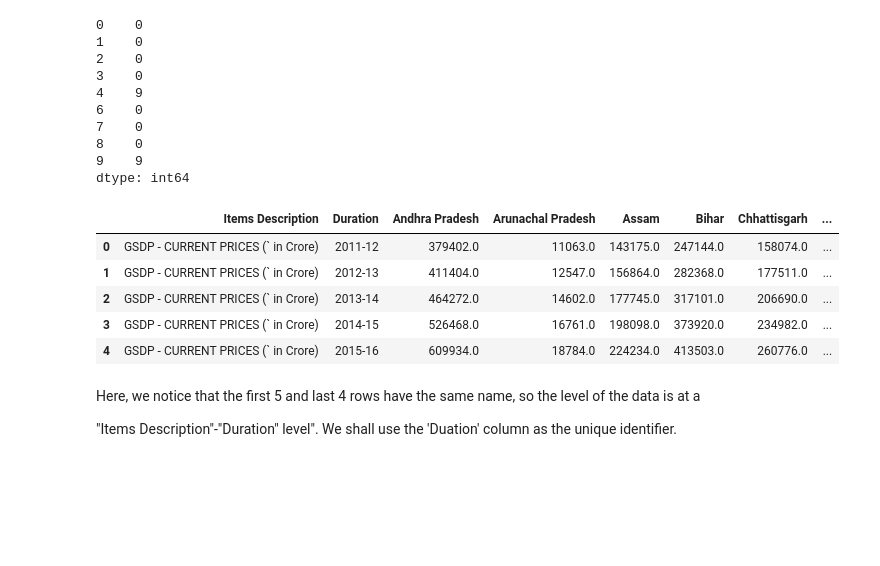
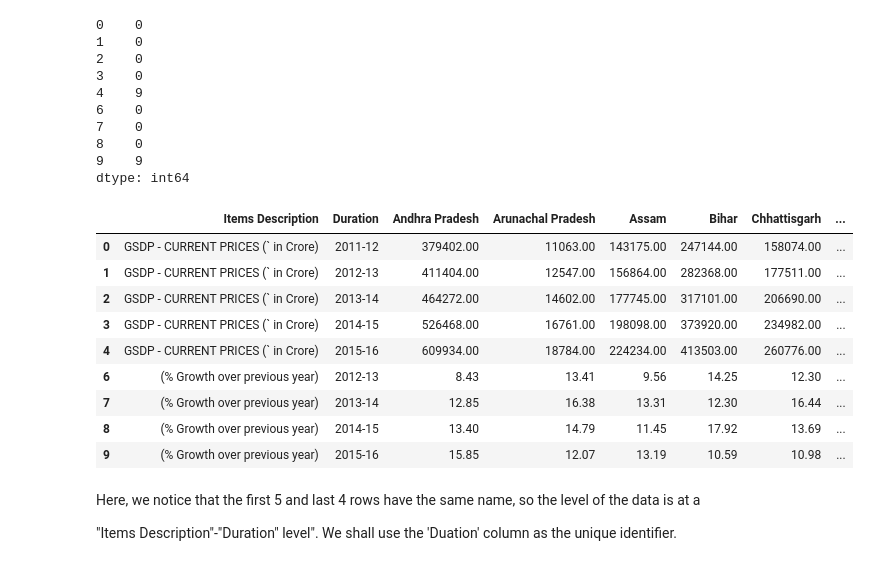
Before and after one commit to anishmahapatra/MasterDataScience, a Jupyter notebook: Course02-statisticsAndEDA/Module09-GDPassignment/GDP Analysis v1.4.ipynb, the cells around one changed output. Saved outputs shown, nothing was run; the diff lists cells and outputs as text; code cells hidden in the pictures; blank space fills up the shorter version.

```diff
--- a/Course02-statisticsAndEDA/Module09-GDPassignment/GDP Analysis v1.4.ipynb
+++ b/Course02-statisticsAndEDA/Module09-GDPassignment/GDP Analysis v1.4.ipynb
@@ -153,7 +142,7 @@ Let's now point our focus to load and clean th data for <b>Part I-A</b>
 # %%
 # Importing the files via loadCSV() user-defined function. The files is loaded from the "Data" folder present.
 def loadCSV(csvName):
-    nameOfVariable = pd.read_csv("./Data/" + csvName, encoding = 'unicode_escape')
+    nameOfVariable = pd.read_csv("./Data/" + csvName, encoding = 'latin')
     return nameOfVariable
 
 # Pulling Data 1A
@@ -285,17 +274,25 @@ df.isnull().sum(axis=1)
 8    0
 9    9
 dtype: int64
+# %%
+# Dropping Union Territories
+redundant_columns = ['Puducherry','Chandigarh','Andaman & Nicobar Islands', 'Delhi']
+df = df.drop(redundant_columns, 1)
 # %%
 # Post cleaning and handling NA values, we now proceed to display the data
 # Perform a sense check and re-assess the level of the data
-df.head()
+df
 # %% [output]
 |  | Items Description | Duration | Andhra Pradesh | Arunachal Pradesh | Assam | Bihar | Chhattisgarh | ... |
-| 0 | GSDP - CURRENT PRICES (` in Crore) | 2011-12 | 379402.0 | 11063.0 | 143175.0 | 247144.0 | 158074.0 | ... |
-| 1 | GSDP - CURRENT PRICES (` in Crore) | 2012-13 | 411404.0 | 12547.0 | 156864.0 | 282368.0 | 177511.0 | ... |
-| 2 | GSDP - CURRENT PRICES (` in Crore) | 2013-14 | 464272.0 | 14602.0 | 177745.0 | 317101.0 | 206690.0 | ... |
-| 3 | GSDP - CURRENT PRICES (` in Crore) | 2014-15 | 526468.0 | 16761.0 | 198098.0 | 373920.0 | 234982.0 | ... |
-| 4 | GSDP - CURRENT PRICES (` in Crore) | 2015-16 | 609934.0 | 18784.0 | 224234.0 | 413503.0 | 260776.0 | ... |
+| 0 | GSDP - CURRENT PRICES (` in Crore) | 2011-12 | 379402.00 | 11063.00 | 143175.00 | 247144.00 | 158074.00 | ... |
+| 1 | GSDP - CURRENT PRICES (` in Crore) | 2012-13 | 411404.00 | 12547.00 | 156864.00 | 282368.00 | 177511.00 | ... |
+| 2 | GSDP - CURRENT PRICES (` in Crore) | 2013-14 | 464272.00 | 14602.00 | 177745.00 | 317101.00 | 206690.00 | ... |
+| 3 | GSDP - CURRENT PRICES (` in Crore) | 2014-15 | 526468.00 | 16761.00 | 198098.00 | 373920.00 | 234982.00 | ... |
+| 4 | GSDP - CURRENT PRICES (` in Crore) | 2015-16 | 609934.00 | 18784.00 | 224234.00 | 413503.00 | 260776.00 | ... |
+| 6 | (% Growth over previous year) | 2012-13 | 8.43 | 13.41 | 9.56 | 14.25 | 12.30 | ... |
+| 7 | (% Growth over previous year) | 2013-14 | 12.85 | 16.38 | 13.31 | 12.30 | 16.44 | ... |
+| 8 | (% Growth over previous year) | 2014-15 | 13.40 | 14.79 | 11.45 | 17.92 | 13.69 | ... |
+| 9 | (% Growth over previous year) | 2015-16 | 15.85 | 12.07 | 13.19 | 10.59 | 10.98 | ... |
 # %% [markdown]
 Here, we notice that the first 5 and last 4 rows have the same name, so the level of the data is at a
 
```
Also changed, not shown: parts of 16 cells of this notebook, 6 other files.
